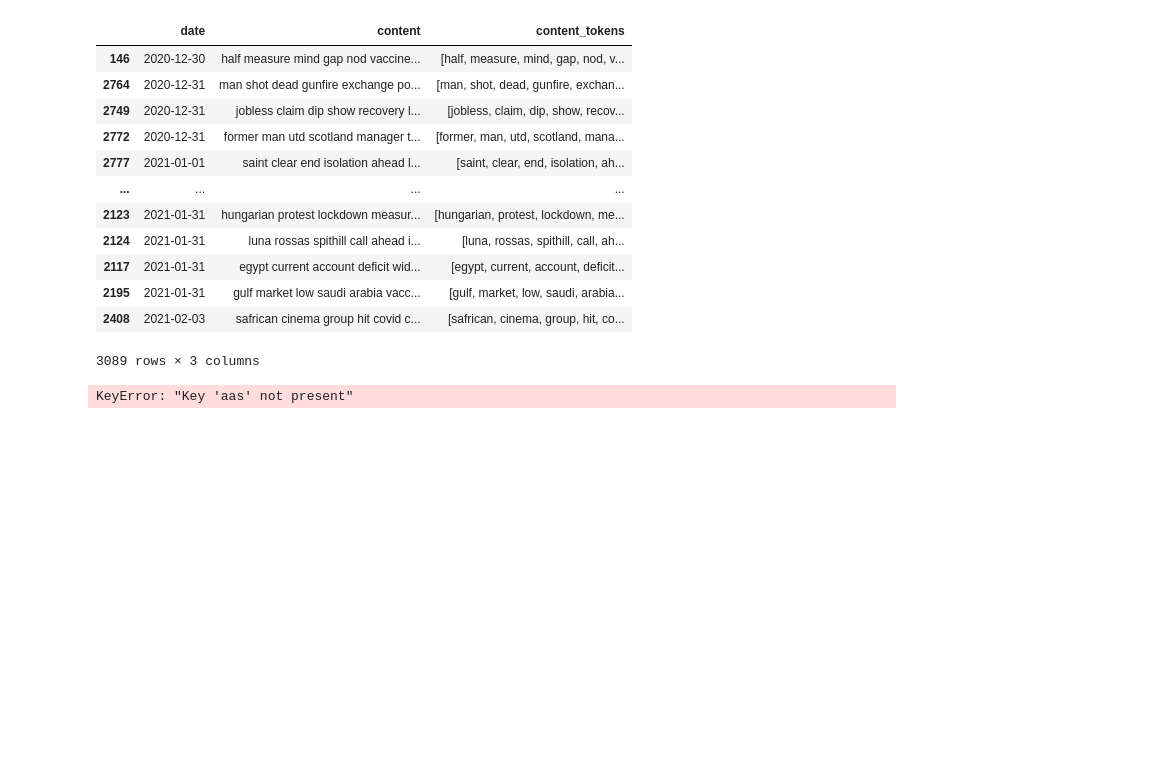
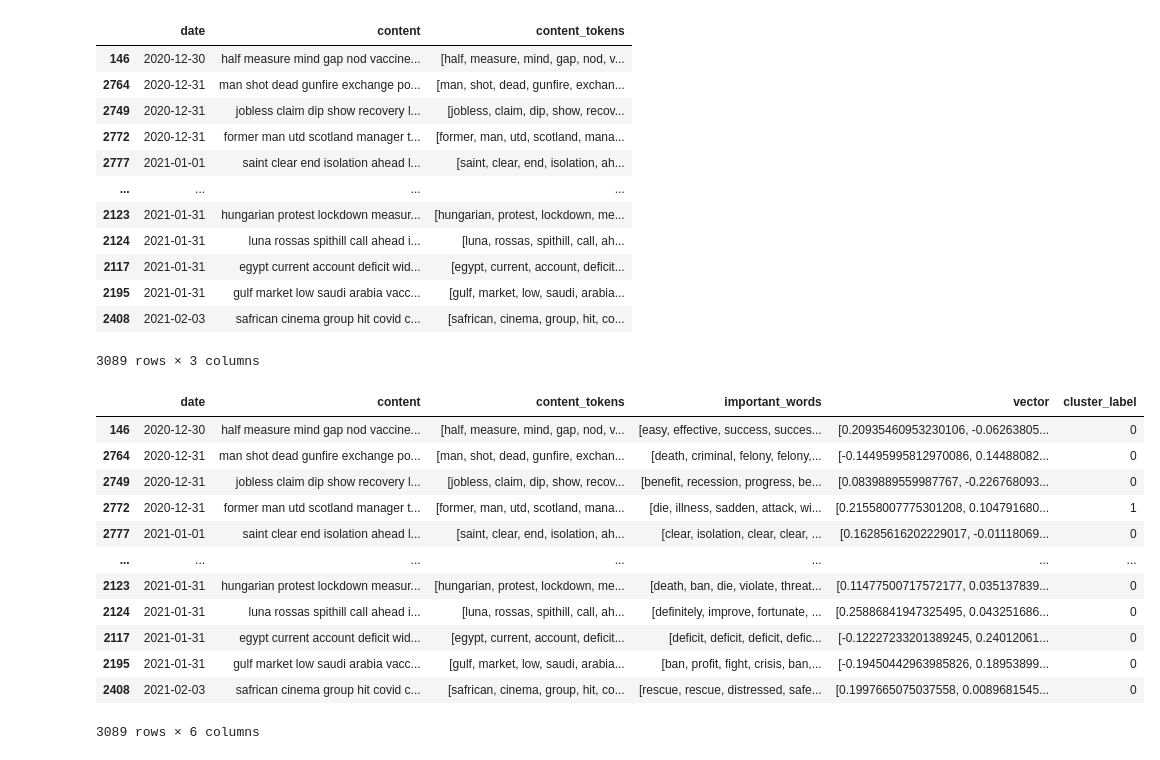
Before and after one commit to hanhy/MFIN7036, a Jupyter notebook: group_project/Vectorization+Clustering/clusture_final_sentiment words.ipynb, the cells around one changed output. Saved outputs shown, nothing was run; the diff lists cells and outputs as text; code cells hidden in the pictures; blank space fills up the shorter version.

```diff
--- a/group_project/Vectorization+Clustering/clusture_final_sentiment words.ipynb
+++ b/group_project/Vectorization+Clustering/clusture_final_sentiment words.ipynb
@@ -66,14 +66,14 @@ test_data
 3089 rows × 3 columns
 # %%
 # Step 2: Train Word2Vec model on tokenized words
-model = Word2Vec(sentences=test_data['content_tokens'], vector_size=70, window=8, min_count=2, workers=8)
+model = Word2Vec(sentences=test_data['content_tokens'], vector_size=50, window=5, min_count=5, workers=8)
 
 # 初始化 VADER 分析器
 sid = SentimentIntensityAnalyzer()
 
 # 获取积极和消极词
-positive_seed_words = [word for word, score in sid.lexicon.items() if score > 1.0 and word.isalpha()]
-negative_seed_words = [word for word, score in sid.lexicon.items() if score < -1.0 and word.isalpha()]
+positive_words = [word for word, score in sid.lexicon.items() if score > 1.5 and word.isalpha()]
+negative_words = [word for word, score in sid.lexicon.items() if score < -1.5 and word.isalpha()]
 
 positive_seed_words = [word for word in positive_words if word in model.wv]
 negative_seed_words = [word for word in negative_words if word in model.wv]
@@ -107,34 +107,46 @@ test_data['important_words'] = test_data['content_tokens'].apply(
 # Step 7: Define a function to convert text to a weighted vector
 def text_to_vector(text, model, word2tfidf):
     """Convert text to a weighted average vector using TF-IDF weights."""
     vectors = []
     weights = []
     for word in text:
         if word in model.wv:
             vectors.append(model.wv[word])
             weights.append(word2tfidf.get(word, 1.0))  # Default weight 1.0 if not in TF-IDF
     if not vectors:
         return np.zeros(model.vector_size)
     vectors = np.array(vectors)
     weights = np.array(weights) / sum(weights)  # Normalize weights
     return np.average(vectors, axis=0, weights=weights)
 
 # Step 8: Convert important words to vectors
 test_data['vector'] = test_data['important_words'].apply(lambda x: text_to_vector(x, model, word2tfidf))
 
 # Step 9: Prepare data for clustering
 X = np.array(test_data['vector'].tolist())
 
 # Step 10: Perform clustering
 num_clusters = 2  # Adjustable; you can experiment with different numbers
 kmeans = KMeans(n_clusters=num_clusters, random_state=42)
 labels = kmeans.fit_predict(X)
 test_data['cluster_label'] = labels
 
 # Display the updated DataFrame
 test_data
 # %% [output]
+|  | date | content | content_tokens | important_words | vector | cluster_label |
+| 146 | 2020-12-30 | half measure mind gap nod vaccine... | [half, measure, mind, gap, nod, v... | [easy, effective, success, succes... | [0.20935460953230106, -0.06263805... | 0 |
+| 2764 | 2020-12-31 | man shot dead gunfire exchange po... | [man, shot, dead, gunfire, exchan... | [death, criminal, felony, felony,... | [-0.14495995812970086, 0.14488082... | 0 |
+| 2749 | 2020-12-31 | jobless claim dip show recovery l... | [jobless, claim, dip, show, recov... | [benefit, recession, progress, be... | [0.0839889559987767, -0.226768093... | 0 |
+| 2772 | 2020-12-31 | former man utd scotland manager t... | [former, man, utd, scotland, mana... | [die, illness, sadden, attack, wi... | [0.21558007775301208, 0.104791680... | 1 |
+| 2777 | 2021-01-01 | saint clear end isolation ahead l... | [saint, clear, end, isolation, ah... | [clear, isolation, clear, clear, ... | [0.16285616202229017, -0.01118069... | 0 |
+| ... | ... | ... | ... | ... | ... | ... |
+| 2123 | 2021-01-31 | hungarian protest lockdown measur... | [hungarian, protest, lockdown, me... | [death, ban, die, violate, threat... | [0.11477500717572177, 0.035137839... | 0 |
+| 2124 | 2021-01-31 | luna rossas spithill call ahead i... | [luna, rossas, spithill, call, ah... | [definitely, improve, fortunate, ... | [0.25886841947325495, 0.043251686... | 0 |
+| 2117 | 2021-01-31 | egypt current account deficit wid... | [egypt, current, account, deficit... | [deficit, deficit, deficit, defic... | [-0.12227233201389245, 0.24012061... | 0 |
+| 2195 | 2021-01-31 | gulf market low saudi arabia vacc... | [gulf, market, low, saudi, arabia... | [ban, profit, fight, crisis, ban,... | [-0.19450442963985826, 0.18953899... | 0 |
+| 2408 | 2021-02-03 | safrican cinema group hit covid c... | [safrican, cinema, group, hit, co... | [rescue, rescue, distressed, safe... | [0.1997665075037558, 0.0089681545... | 0 |
-KeyError: "Key 'aas' not present"
+3089 rows × 6 columns
 # %%
 # Function to generate word cloud
 def plot_word_cloud(text, title):
```
Also changed, not shown: parts of 6 cells of this notebook, 1 other file.
